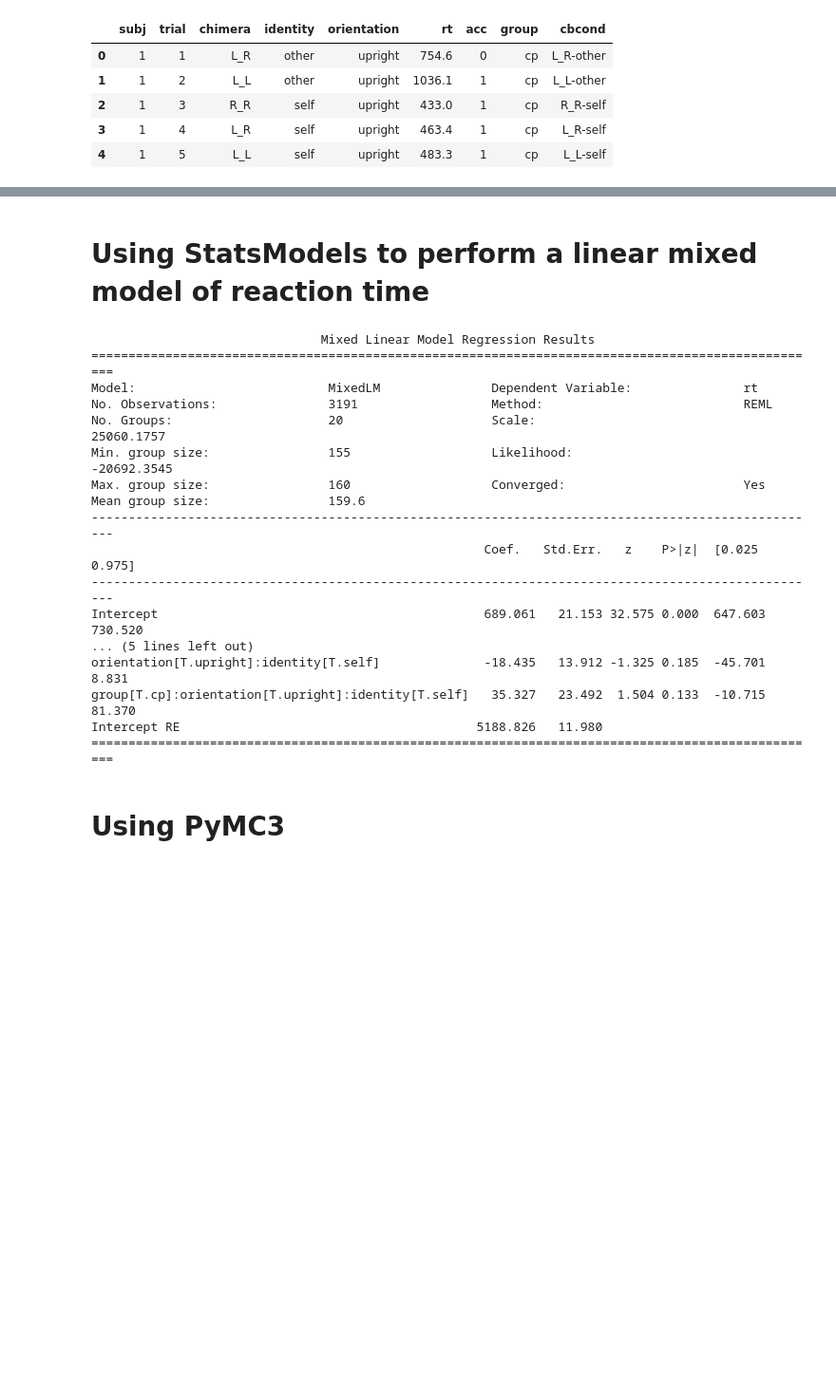
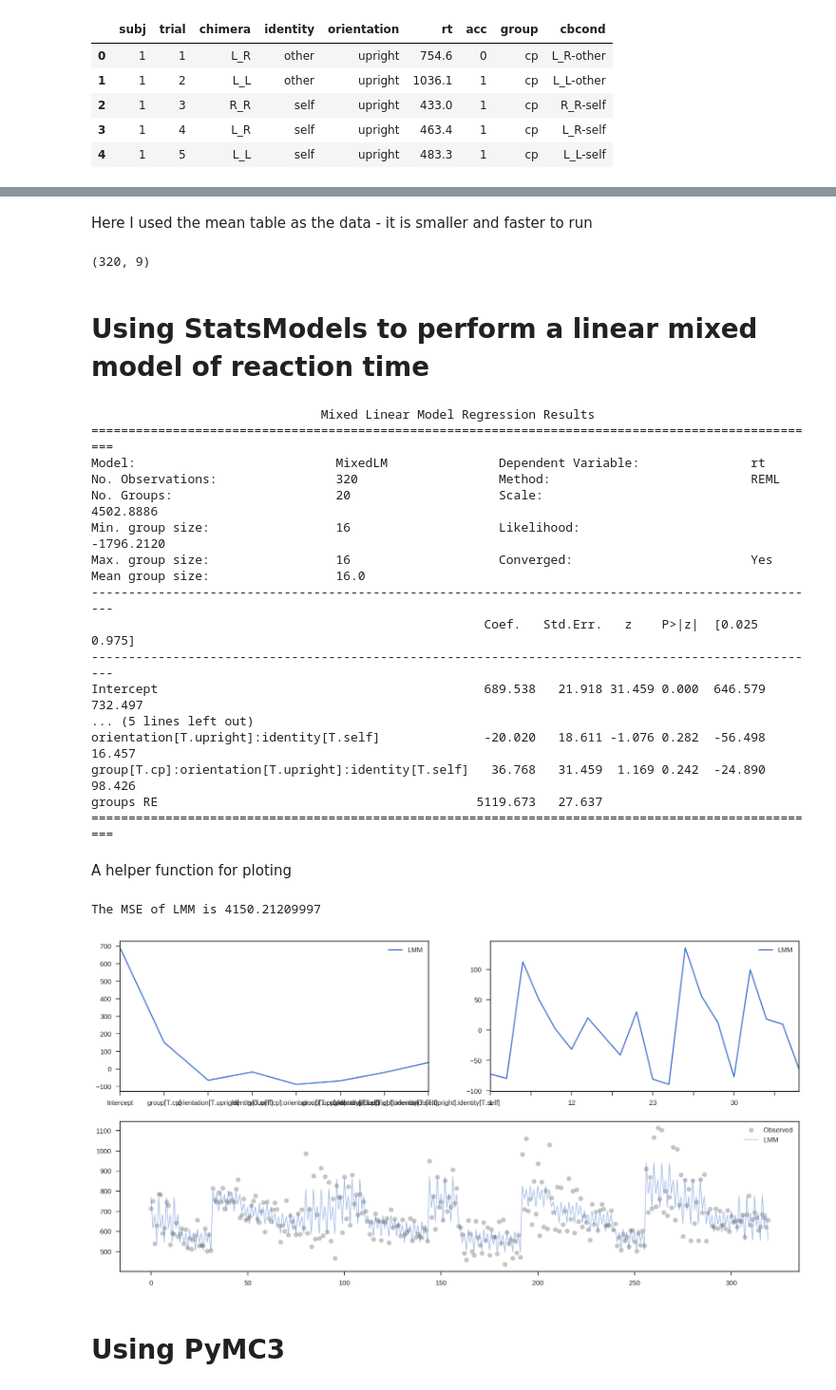
Before and after one commit to junpenglao/GLMM-in-Python, a Jupyter notebook: GLMM_in_python.ipynb, the cells around one changed output, grey strips where cells are left out. Shown at 95% size. Cells and saved outputs as stored; diff of their text form; code cells hidden in the pictures; blank space fills up the shorter version.

```diff
--- a/GLMM_in_python.ipynb
+++ b/GLMM_in_python.ipynb
@@ -94,3 +88,10 @@ tbltest = Tbl_beh
+# %% [markdown]
+Here I used the mean table as the data - it is smaller and faster to run
+# %%
+tbltest = tblmean
+tbltest.shape
+# %% [output]
+(320, 9)
 # %% [markdown]
 # Using StatsModels to perform a linear mixed model of reaction time
 # %%
@@ -101,7 +102,13 @@ formula = "rt ~ group*orientation*identity"
 md  = smf.mixedlm(formula, tbltest, groups=tbltest["subj"])
 mdf = md.fit()
 print(mdf.summary())
-#%% GLMM with pymc3 for reaction time data
+
+fe_params = pd.DataFrame(mdf.fe_params,columns=['LMM'])
+random_effects = pd.DataFrame(mdf.random_effects)
+random_effects = random_effects.transpose()
+random_effects = random_effects.rename(index=str, columns={'groups': 'LMM'})
+
+#%% Generate Design Matrix for later use
 Y, X   = dmatrices(formula, data=tbltest, return_type='matrix')
 Terms  = X.design_info.column_names
 _, Z   = dmatrices('rt ~ -1+subj', data=tbltest, return_type='matrix')
@@ -113,21 +120,47 @@ nrandm = np.shape(Z)
 # %% [output]
                                Mixed Linear Model Regression Results
 ===================================================================================================
-Model:                          MixedLM               Dependent Variable:               rt
-No. Observations:               3191                  Method:                           REML
-No. Groups:                     20                    Scale:                            25060.1757
-Min. group size:                155                   Likelihood:                       -20692.3545
-Max. group size:                160                   Converged:                        Yes
-Mean group size:                159.6
+Model:                           MixedLM               Dependent Variable:               rt
+No. Observations:                320                   Method:                           REML
+No. Groups:                      20                    Scale:                            4502.8886
+Min. group size:                 16                    Likelihood:                       -1796.2120
+Max. group size:                 16                    Converged:                        Yes
+Mean group size:                 16.0
 ---------------------------------------------------------------------------------------------------
                                                      Coef.   Std.Err.   z    P>|z|  [0.025   0.975]
 ---------------------------------------------------------------------------------------------------
-Intercept                                            689.061   21.153 32.575 0.000  647.603 730.520
+Intercept                                            689.538   21.918 31.459 0.000  646.579 732.497
 ... (5 lines left out)
-orientation[T.upright]:identity[T.self]              -18.435   13.912 -1.325 0.185  -45.701   8.831
-group[T.cp]:orientation[T.upright]:identity[T.self]   35.327   23.492  1.504 0.133  -10.715  81.370
-Intercept RE                                        5188.826   11.980
+orientation[T.upright]:identity[T.self]              -20.020   18.611 -1.076 0.282  -56.498  16.457
+group[T.cp]:orientation[T.upright]:identity[T.self]   36.768   31.459  1.169 0.242  -24.890  98.426
+groups RE                                           5119.673   27.637
 ===================================================================================================
+# %% [markdown]
+A helper function for ploting
+# %%
+#%% ploting function
+def plotfitted(fe_params=fe_params,random_effects=random_effects,X=X,Z=Z,Y=Y):
+    plt.figure(figsize=(18,9))
+    ax1 = plt.subplot2grid((2,2), (0, 0))
+    ax2 = plt.subplot2grid((2,2), (0, 1))
+    ax3 = plt.subplot2grid((2,2), (1, 0), colspan=2)
+
+    fe_params.plot(ax=ax1)
+    random_effects.plot(ax=ax2)
+
+    ax3.plot(Y.flatten(),'o',color='k',label = 'Observed', alpha=.25)
+    for iname in fe_params.columns.get_values():
+        fitted = np.dot(X,fe_params[iname])+np.dot(Z,random_effects[iname]).flatten()
+        print("The MSE of "+iname+ " is " + str(np.mean(np.square(Y.flatten()-fitted))))
+        ax3.plot(fitted,lw=1,label = iname, alpha=.5)
+    ax3.legend(loc=0)
+    #plt.ylim([0,5])
+    plt.show()
+
+plotfitted(fe_params=fe_params,random_effects=random_effects,X=X,Z=Z,Y=Y)
+# %% [output]
+The MSE of LMM is 4150.21209997
+[figure, added]
 # %% [markdown]
 # Using PyMC3
 # %%
```
Also changed, not shown: parts of 21 cells of this notebook, 2 other files.
